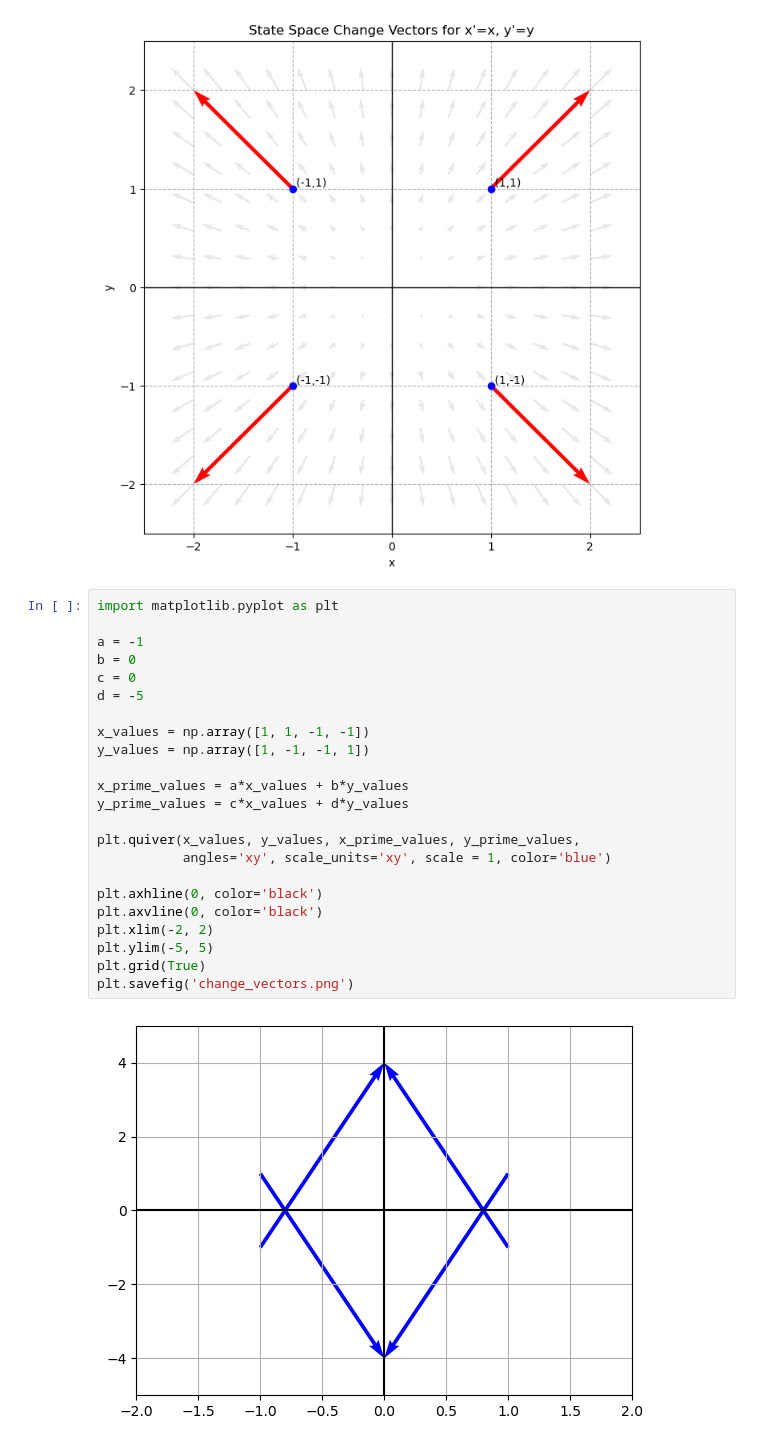
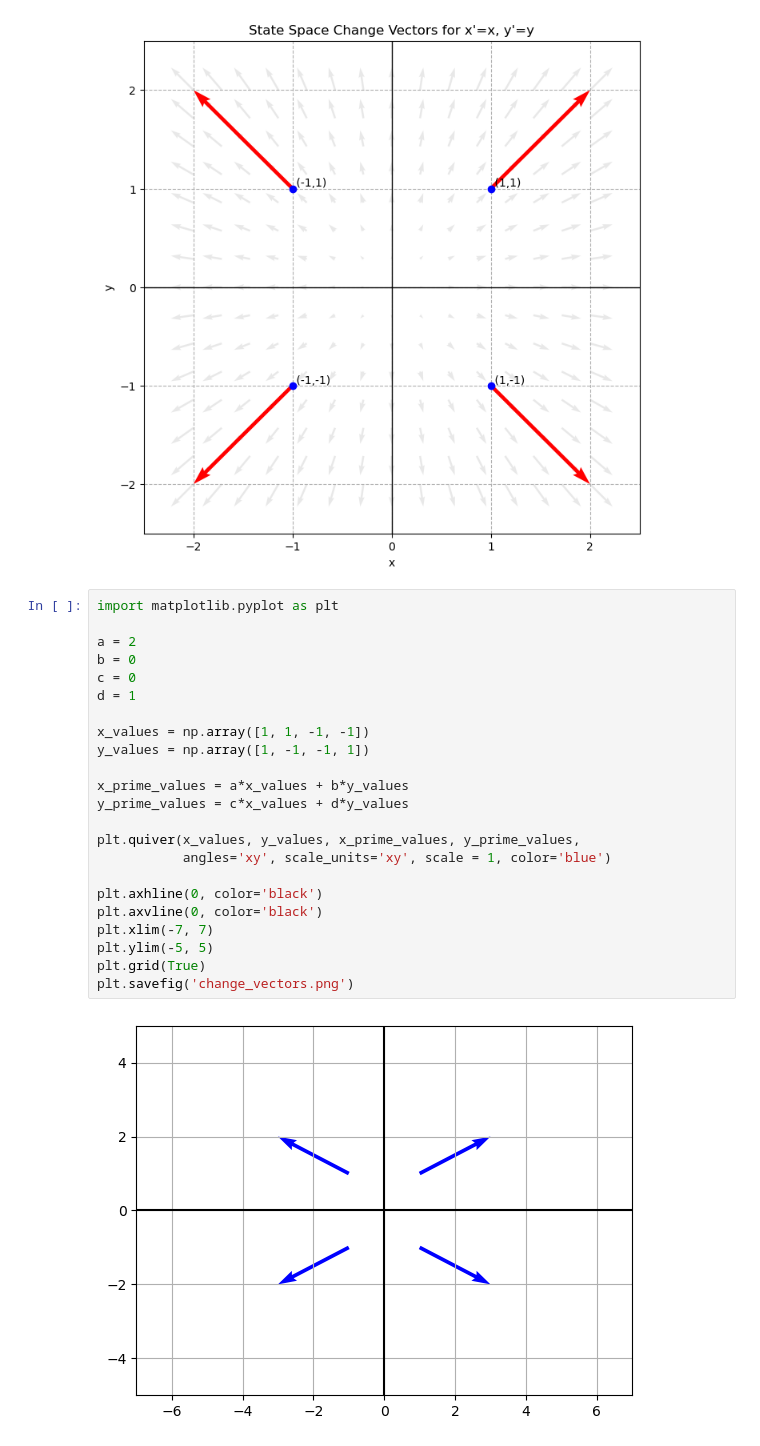
Before and after one commit to JackL1999/Math-675-Grad-Diff-EQ, a Jupyter notebook: HW_1_Graphs.ipynb, the cells around one changed output. Drawn from its saved outputs; the diff is of its cells as text.

```diff
--- a/HW_1_Graphs.ipynb
+++ b/HW_1_Graphs.ipynb
@@ -41,25 +41,25 @@ plt.show()
 # %%
 import matplotlib.pyplot as plt
 
-a = -1
+a = 2
 b = 0
 c = 0
-d = -5
+d = 1
 
 x_values = np.array([1, 1, -1, -1])
 y_values = np.array([1, -1, -1, 1])
 
 x_prime_values = a*x_values + b*y_values
 y_prime_values = c*x_values + d*y_values
 
 plt.quiver(x_values, y_values, x_prime_values, y_prime_values,
            angles='xy', scale_units='xy', scale = 1, color='blue')
 
 plt.axhline(0, color='black')
 plt.axvline(0, color='black')
-plt.xlim(-2, 2)
+plt.xlim(-7, 7)
 plt.ylim(-5, 5)
 plt.grid(True)
 plt.savefig('change_vectors.png')
 # %% [output]
-[figure, old version]
+[figure, new version]
```
Also changed, not shown: parts of 2 cells of this notebook, 10 other files.
